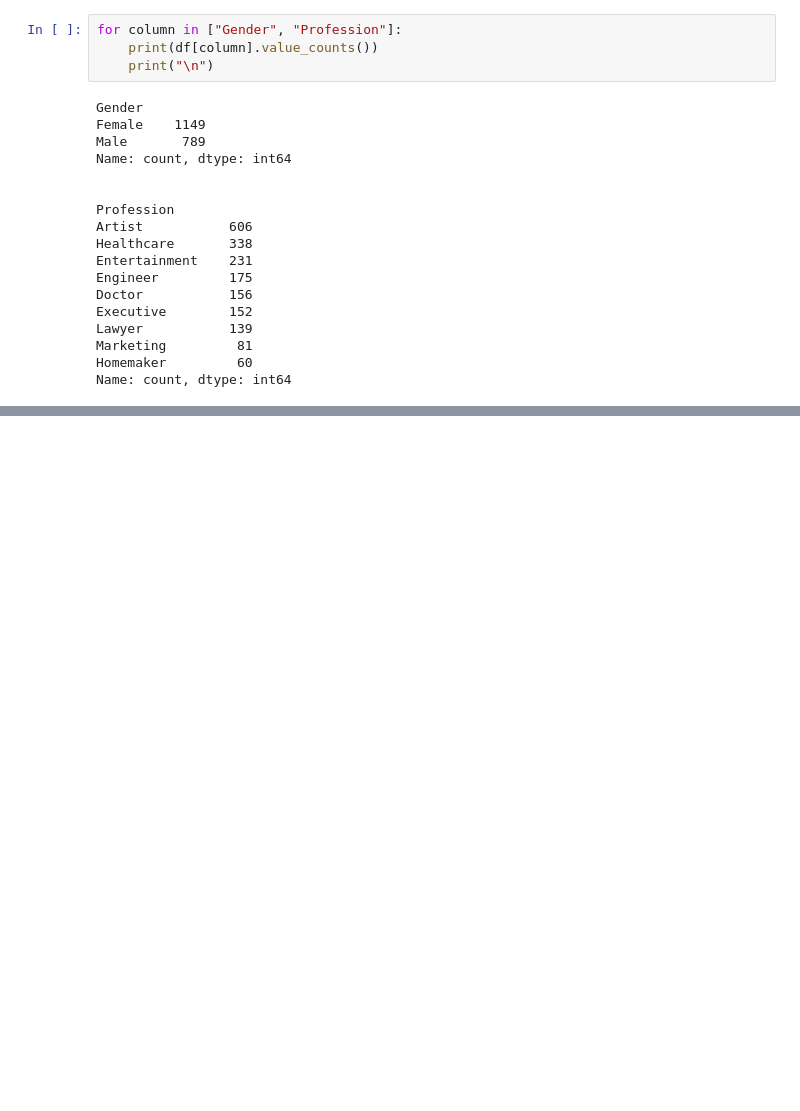
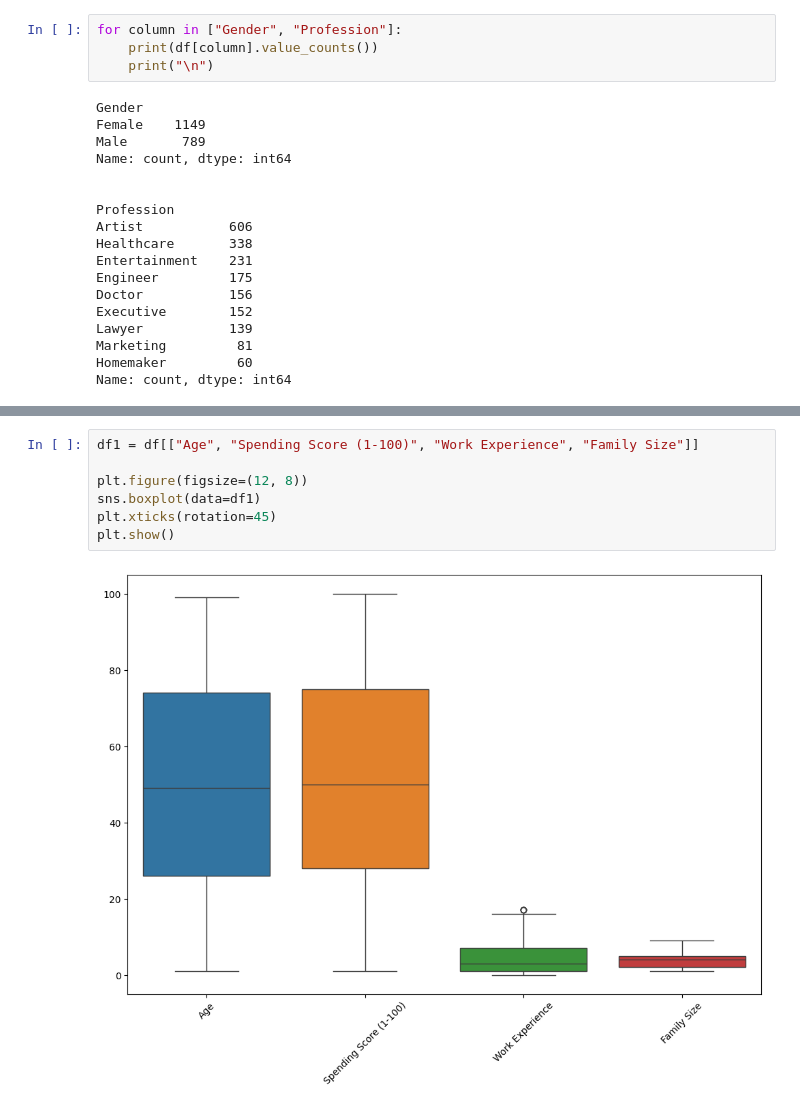
Before and after one commit to mayurasandakalum/shop-customer-data-clustering, a Jupyter notebook: code.ipynb, the cells around one changed output, grey strips where cells are left out. Drawn from its saved outputs; the diff is of its cells as text; blank space fills up the shorter version.

```diff
--- a/code.ipynb
+++ b/code.ipynb
@@ -135,0 +160,9 @@ Name: count, dtype: int64
+# %%
+df1 = df[["Age", "Spending Score (1-100)", "Work Experience", "Family Size"]]
+
+plt.figure(figsize=(12, 8))
+sns.boxplot(data=df1)
+plt.xticks(rotation=45)
+plt.show()
+# %% [output]
+[figure, added]
```
Also changed, not shown: parts of 7 cells of this notebook.
